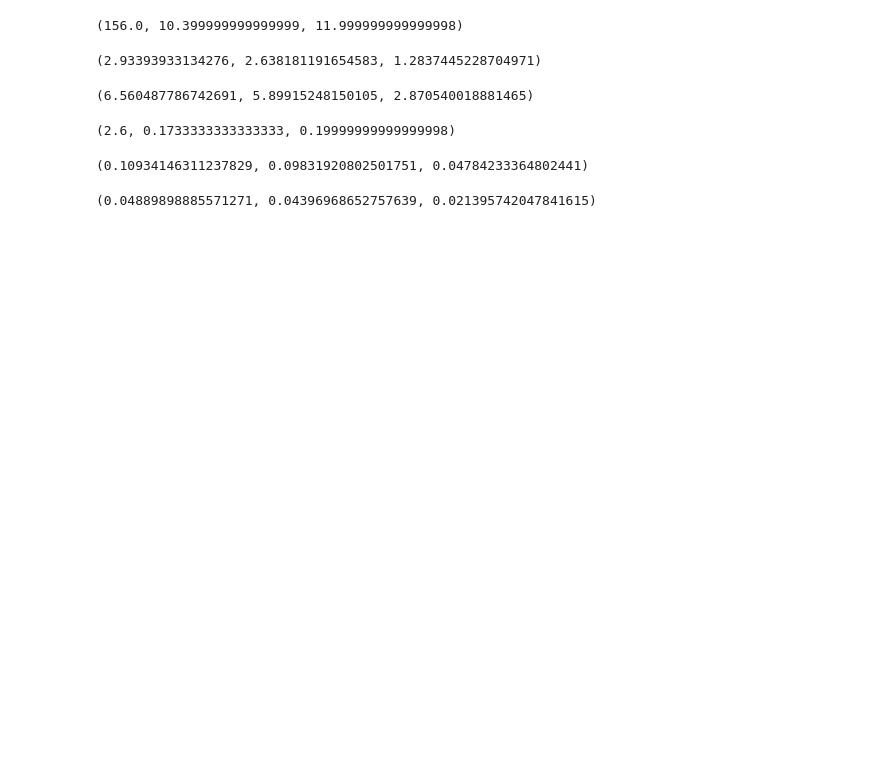
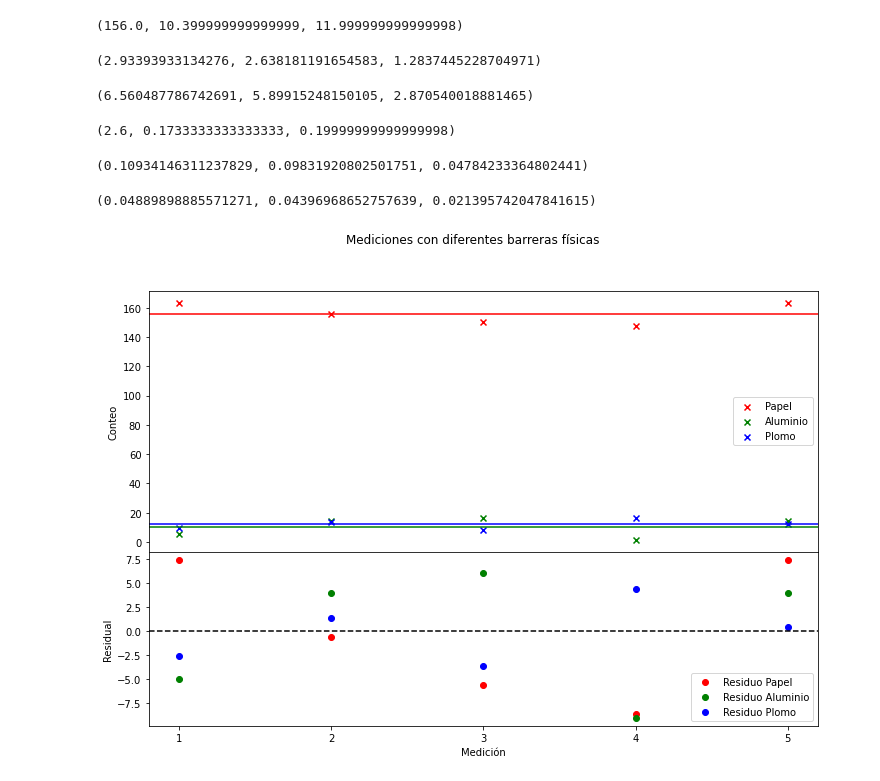
Before and after one commit to slaverdeg/Laboratorio-Moderna-GitHub, a Jupyter notebook: Radioactividad/código_radioactividad.ipynb, the cells around one changed output. Cells and saved outputs as stored; diff of their text form; code cells hidden in the pictures; blank space fills up the shorter version.

```diff
--- a/Radioactividad/código_radioactividad.ipynb
+++ b/Radioactividad/código_radioactividad.ipynb
@@ -285,3 +346,34 @@ ErrB1_f,ErrB2_f,ErrB3_f = SDs(M_B)/np.sqrt(5)
 (ErrB1_f,ErrB2_f,ErrB3_f)
 # %% [output]
 (0.04889898885571271, 0.04396968652757639, 0.021395742047841615)
+# %%
+t1 = np.array([1., 2., 3., 4., 5.])
+#residuos
+r_B1 = B1_c - Promedio(B1_c)
+r_B2 = B2_c - Promedio(B2_c)
+r_B3 = B3_c - Promedio(B3_c)
+# %%
+fig,axs = plt.subplots(2,1,figsize=(12,8),gridspec_kw={'height_ratios': [1.5, 1]},sharex=True)
+fig.subplots_adjust(hspace=0)
+fig.suptitle('Mediciones con diferentes barreras físicas')
+
+axs[0].scatter(t1,B1_c,label='Papel',color='red',marker='x')
+axs[0].axhline(y=Promedio(B1_c),color='red')
+axs[0].scatter(t1,B2_c,label='Aluminio',color='green',marker='x')
+axs[0].axhline(y=Promedio(B2_c),color='green')
+axs[0].scatter(t1,B3_c,label='Plomo',color='blue',marker='x')
+axs[0].axhline(y=Promedio(B3_c),color='blue')
+axs[0].set_ylabel('Conteo')
+axs[0].legend()
+
+axs[1].scatter(t1,r_B1,label='Residuo Papel',color='red')
+axs[1].scatter(t1,r_B2,label='Residuo Aluminio',color='green')
+axs[1].scatter(t1,r_B3,label='Residuo Plomo',color='blue')
+axs[1].axhline(y=0, color='black', linestyle='--')
+axs[1].set_ylabel('Residual')
+axs[1].set_xlabel('Medición')
+axs[1].set_xticks(np.arange(1., 6., 1.))
+axs[1].legend()
+plt.show()
+# %% [output]
+[figure, added]
```
Also changed, not shown: parts of 4 cells of this notebook.
